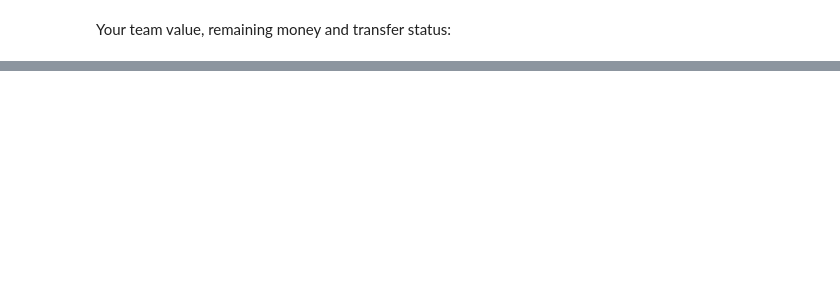
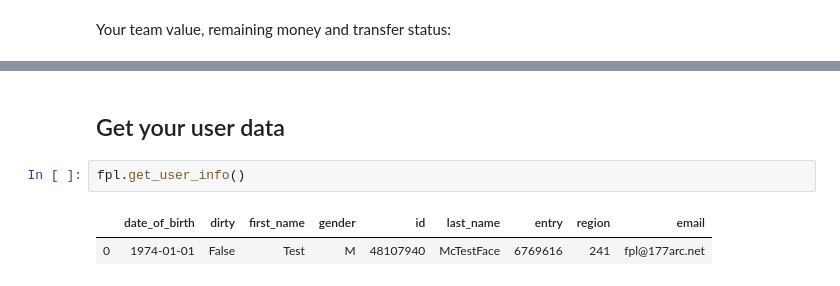
Before and after one commit to 177arc/pandas-fpl, a Jupyter notebook: usage.ipynb, the cells around one changed output, grey strips where cells are left out. Drawn from its saved outputs; the diff is of its cells as text; blank space fills up the shorter version.

```diff
--- a/usage.ipynb
+++ b/usage.ipynb
@@ -196,0 +208,7 @@ user_trans_info
+# %% [markdown]
+## Get your user data
+# %%
+fpl.get_user_info()
+# %% [output]
+|  | date_of_birth | dirty | first_name | gender | id | last_name | entry | region | email |
+| 0 | 1974-01-01 | False | Test | M | 48107940 | McTestFace | 6769616 | 241 | fpl@177arc.net |
```
Also changed, not shown: parts of 13 cells of this notebook, 5 other files.
